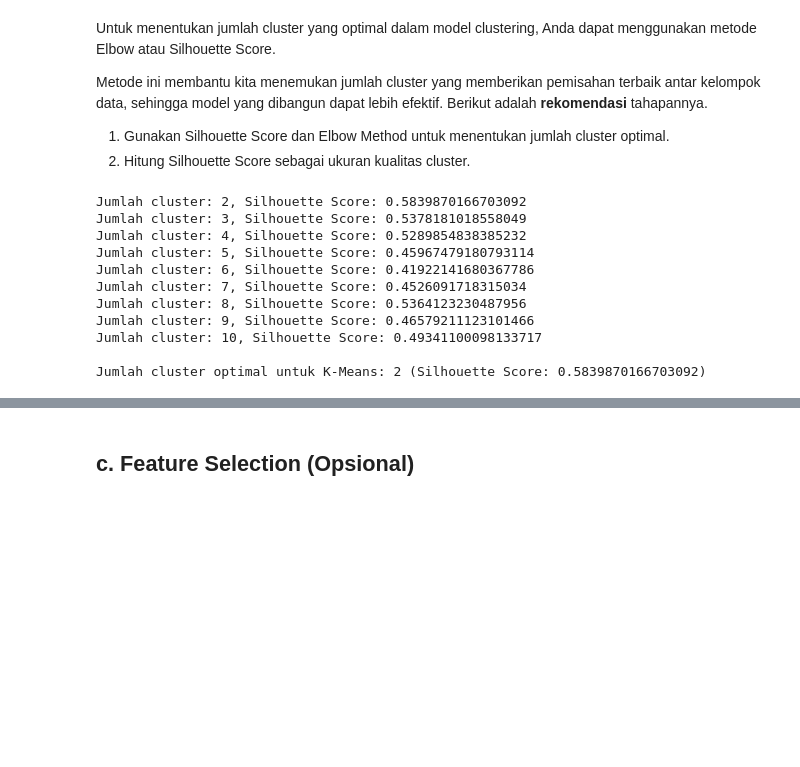
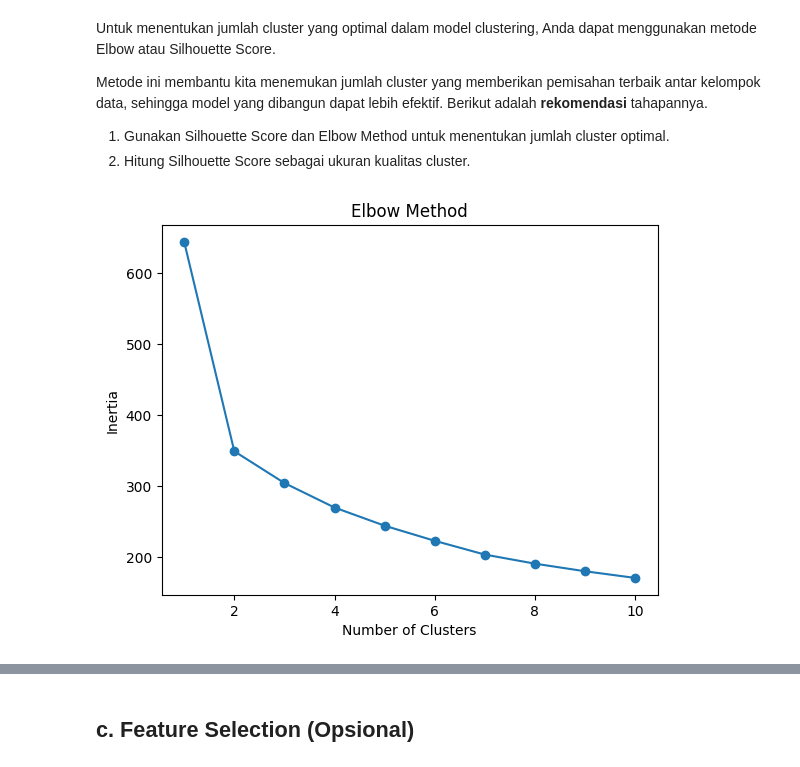
Before and after one commit to danendrafau/customer-segmentation, a Jupyter notebook: [Clustering]_Submission_Akhir_BMLP_Danendra_Fahar_Utama.ipynb, the cells around one changed output, grey strips where cells are left out. Cells and saved outputs as stored; diff of their text form; code cells hidden in the pictures; blank space fills up the shorter version.

```diff
--- a/[Clustering]_Submission_Akhir_BMLP_Danendra_Fahar_Utama.ipynb
+++ b/[Clustering]_Submission_Akhir_BMLP_Danendra_Fahar_Utama.ipynb
@@ -396,7 +522,7 @@ Name: age, dtype: float64
 # %%
 #normalisasi
 scaler = MinMaxScaler()
-features_to_normalize = ['age', 'annual_income', 'spending_score', 'work_experience', 'family_size']
+features_to_normalize = ['age', 'annual_income', 'spending_score', 'family_size', 'income_per_family_member', 'spending_ratio']
 data.loc[:, features_to_normalize] = scaler.fit_transform(data.loc[:, features_to_normalize]).astype('float64')
 print(data.head())
 # %% [output]
@@ -541,44 +621,18 @@ Untuk menentukan jumlah cluster yang optimal dalam model clustering, Anda dapat
 Metode ini membantu kita menemukan jumlah cluster yang memberikan pemisahan terbaik antar kelompok data, sehingga model yang dibangun dapat lebih efektif. Berikut adalah **rekomendasi** tahapannya.
 1. Gunakan Silhouette Score dan Elbow Method untuk menentukan jumlah cluster optimal.
 2. Hitung Silhouette Score sebagai ukuran kualitas cluster.
-# %%
-from sklearn.cluster import KMeans
-from sklearn.metrics import silhouette_score
-
-# Data untuk clustering
-X = data[['age', 'annual_income', 'spending_score', 'work_experience', 'family_size'] + list(data.columns[5:])]
-
-# Rentang jumlah cluster yang akan diuji
-range_n_clusters = range(2, 11)  # Mencoba jumlah cluster dari 2 hingga 10
-
-best_n_clusters = 0
-best_silhouette_score = -1
-
-for n_clusters in range_n_clusters:
-    # Inisialisasi dan latih model K-Means
-    kmeans = KMeans(n_clusters=n_clusters, random_state=42)
-    cluster_labels = kmeans.fit_predict(X)
-
-    # Hitung Silhouette Score
-    silhouette_avg = silhouette_score(X, cluster_labels)
-
-    print(f"Jumlah cluster: {n_clusters}, Silhouette Score: {silhouette_avg}")
-
-    # Update jumlah cluster optimal jika Silhouette Score lebih tinggi
-    if silhouette_avg > best_silhouette_score:
-        best_silhouette_score = silhouette_avg
-        best_n_clusters = n_clusters
-
-print(f"\nJumlah cluster optimal untuk K-Means: {best_n_clusters} (Silhouette Score: {best_silhouette_score})")
-# %% [output]
-Jumlah cluster: 2, Silhouette Score: 0.5839870166703092
-Jumlah cluster: 3, Silhouette Score: 0.5378181018558049
-Jumlah cluster: 4, Silhouette Score: 0.5289854838385232
-Jumlah cluster: 5, Silhouette Score: 0.45967479180793114
-Jumlah cluster: 6, Silhouette Score: 0.41922141680367786
-Jumlah cluster: 7, Silhouette Score: 0.4526091718315034
-Jumlah cluster: 8, Silhouette Score: 0.5364123230487956
-Jumlah cluster: 9, Silhouette Score: 0.46579211123101466
-Jumlah cluster: 10, Silhouette Score: 0.49341100098133717
-
-Jumlah cluster optimal untuk K-Means: 2 (Silhouette Score: 0.5839870166703092)
+# %%
+#elbow method
+inertia = []
+for i in range(1, 11):
+    kmeans = KMeans(n_clusters=i, random_state=42, n_init=10)
+    kmeans.fit(X)
+    inertia.append(kmeans.inertia_)
+
+plt.plot(range(1, 11), inertia, marker='o')
+plt.title('Elbow Method')
+plt.xlabel('Number of Clusters')
+plt.ylabel('Inertia')
+plt.show()
+# %% [output]
+[figure, added]
```
Also changed, not shown: parts of 39 cells of this notebook.
